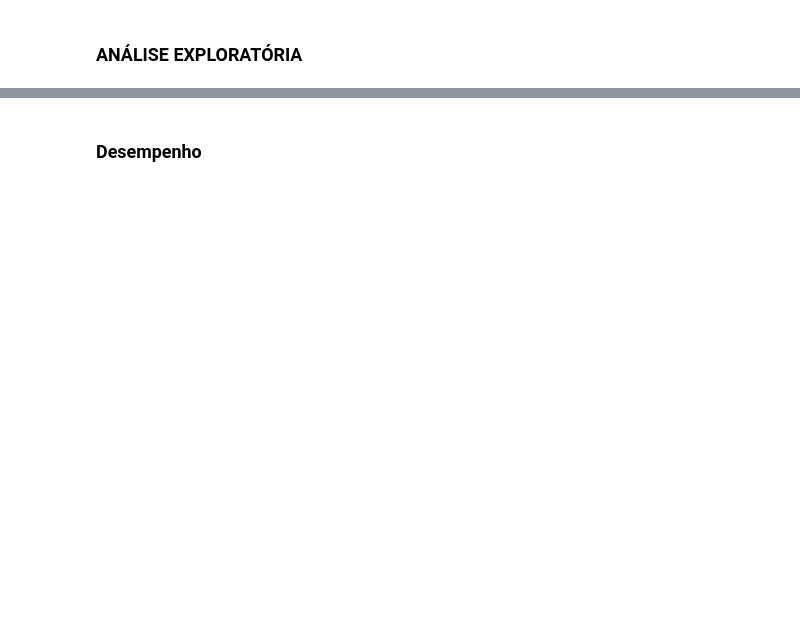
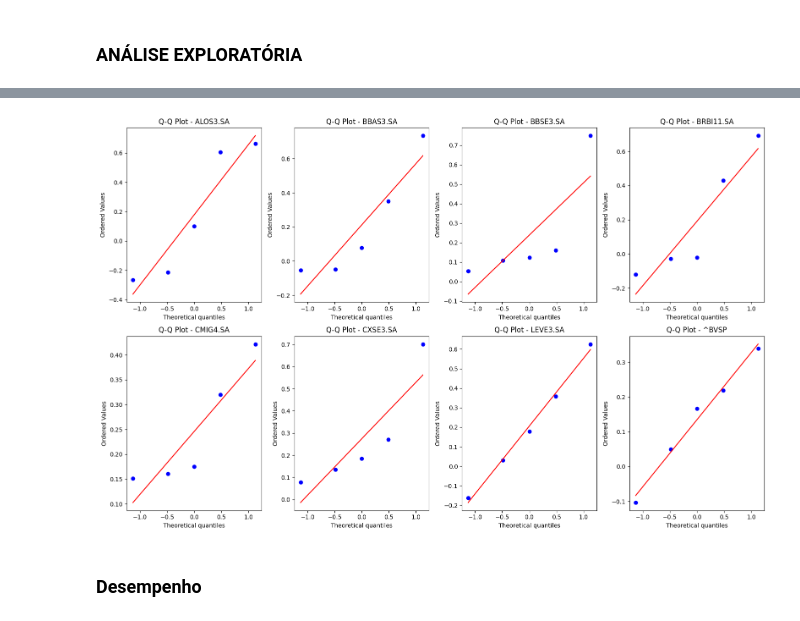
Before and after one commit to Lucasbarbsz/Analise-de-a-es, a Jupyter notebook: Analise_acoes.ipynb, the cells around one changed output, grey strips where cells are left out. Saved outputs shown, nothing was run; the diff lists cells and outputs as text; code cells hidden in the pictures; blank space fills up the shorter version.

```diff
--- a/Analise_acoes.ipynb
+++ b/Analise_acoes.ipynb
@@ -68,3 +130,20 @@ plt.show()
+# %%
+# Q-Q Plot - Teste de Normalidade Visual
+from scipy import stats
+
+fig, axes = plt.subplots(2, 4, figsize=(16, 10))
+axes = axes.flatten()
+
+for idx, ativo in enumerate(retornos_anuais.columns):
+    stats.probplot(retornos_anuais[ativo], dist="norm", plot=axes[idx])
+    axes[idx].set_title(f'Q-Q Plot - {ativo}')
+
+plt.tight_layout()
+plt.show()
+
+# Pontos próximos à linha diagonal = distribuição normal | Desvios = caudas pesadas (risco de eventos extremos)
+# %% [output]
+[figure, added]
 # %% [markdown]
 ### Desempenho
 # %%
```
Also changed, not shown: parts of 24 cells of this notebook.
